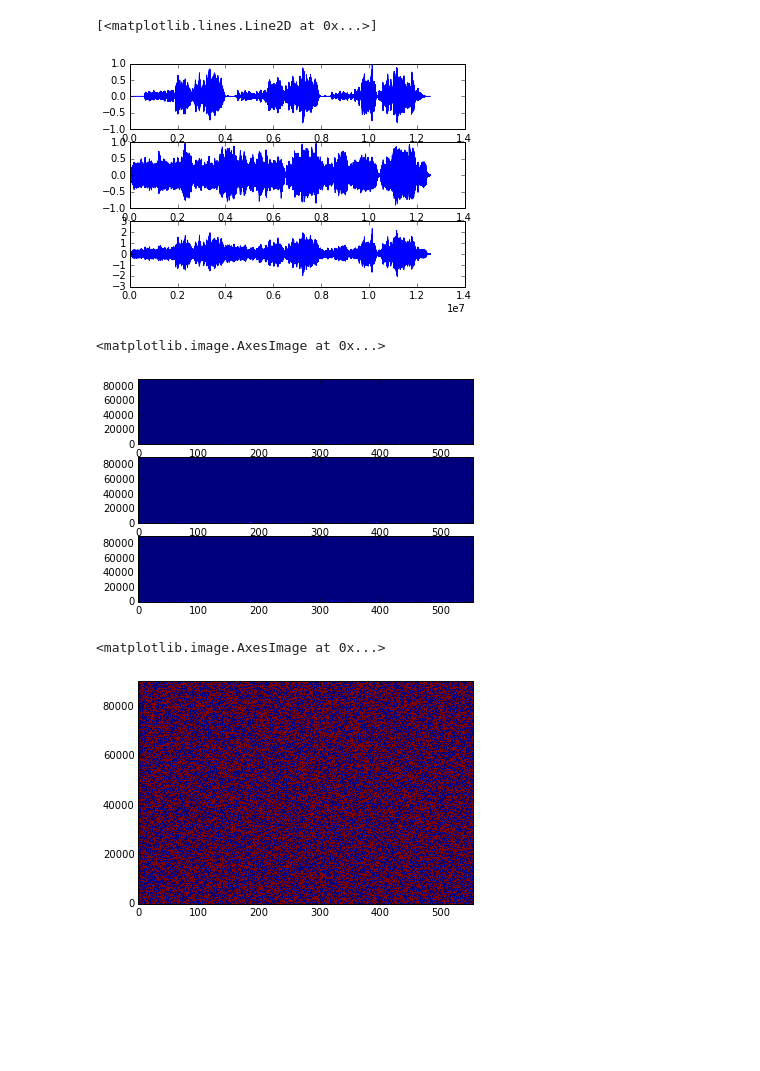
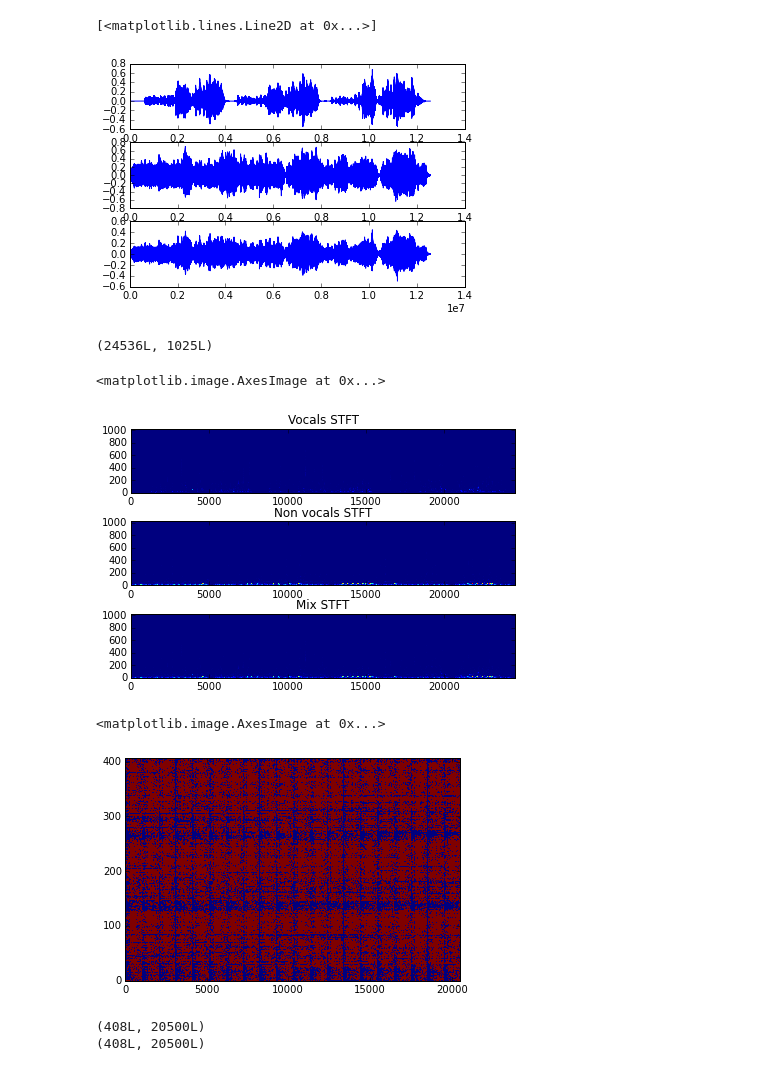
Before and after one commit to artursg/deepkaraoke, a Jupyter notebook: Deep_Karaoke.ipynb, the cells around one changed output. Saved outputs shown, nothing was run; the diff lists cells and outputs as text; code cells hidden in the pictures; blank space fills up the shorter version.

```diff
--- a/Deep_Karaoke.ipynb
+++ b/Deep_Karaoke.ipynb
@@ -33,3 +35,13 @@ sample_frequency = 44.1
+# %%
+L = 20 # number of stacked frames
+H = 60 # Training data resample hop
+K = 1500 # number of NMF basis
+P = 1 # exponent for ratio mask (NMF)
+N_BINS = 1025 # number of FFT bins
+FFT_SIZE = 2 * (N_BINS-1) # STFT FFT size
+HOP_SIZE = 512 # STFT hop size
+N_ITER = 100 # number of iterations
+SAMPLE_FREQUENCY = 44100 # 44.1 kHz
 # %%
 vocals = []
 non_vocals = []
@@ -63,15 +75,15 @@ for i in range(len(vocals)):
 # %%
-result_vocal = sum(vocals)
-result_non_vocal = sum(non_vocals)
-# Apply peak normalization
-result_vocals = peak_normalize(result_vocal)
-result_non_vocals = peak_normalize(result_non_vocal)
-result = result_vocal + result_non_vocals
+mix_vocal = sum(vocals)
+mix_non_vocal = sum(non_vocals)
+# Normalization
+mix_vocal = mix_vocal/len(vocals)
+mix_non_vocal = mix_non_vocal/len(non_vocals)
+mix = 0.5*mix_vocal + 0.5*mix_non_vocal
 # Plot
 f, axarr = plt.subplots(3)
-axarr[0].plot(result_vocals)
-axarr[1].plot(result_non_vocals)
-axarr[2].plot(result)
+axarr[0].plot(mix_vocal)
+axarr[1].plot(mix_non_vocal)
+axarr[2].plot(mix)
 # %% [output]
 [<matplotlib.lines.Line2D at 0x...>]
-[figure, old version]
+[figure, new version]
@@ -83,8 +90,24 @@ result_ft = stft(result, sample_frequency, window_size, overlap)
+# %%
+# Take short time F
+vocals_ft = stft(mix_vocal, FFT_SIZE, HOP_SIZE)
+non_vocals_ft = stft(mix_non_vocal, FFT_SIZE, HOP_SIZE)
+mix_ft = stft(mix, FFT_SIZE, HOP_SIZE)
+# Cut in half
+vocals_ft = vocals_ft[:, 0:vocals_ft.shape[1]/2 + 1]
+non_vocals_ft = non_vocals_ft[:, 0:non_vocals_ft.shape[1]/2 + 1]
+mix_ft = mix_ft[:, 0:mix_ft.shape[1]/2 + 1]
+vocals_ft.shape
+# %% [output]
+(24536L, 1025L)
 # %%
 f, axarr = plt.subplots(3)
+plt.tight_layout()
+axarr[0].set_title('Vocals STFT')
 axarr[0].imshow(scipy.absolute(vocals_ft.T), aspect='auto', origin='lower', interpolation='nearest')
+axarr[1].set_title('Non vocals STFT')
 axarr[1].imshow(scipy.absolute(non_vocals_ft.T), aspect='auto', origin='lower', interpolation='nearest')
-axarr[2].imshow(scipy.absolute(result_ft.T), aspect='auto', origin='lower', interpolation='nearest')
+axarr[2].set_title('Mix STFT')
+axarr[2].imshow(scipy.absolute(mix_ft.T), aspect='auto', origin='lower', interpolation='nearest')
 # %% [output]
 <matplotlib.image.AxesImage at 0x...>
-[figure, old version]
+[figure, new version]
@@ -95,6 +126,18 @@ binary_mask = binary_mask.astype(int)
 # %%
 f, axarr = plt.subplots(1)
-axarr.imshow(binary_mask, aspect='auto', origin='lower', interpolation='nearest')
+axarr.imshow(ideal_binary_mask, aspect='auto', origin='lower', interpolation='nearest')
 # %% [output]
 <matplotlib.image.AxesImage at 0x...>
-[figure, old version]
+[figure, new version]
+# %%
+# Ready the training samples
+training_input = mix_frames / np.amax(mag_mix)
+training_output = ideal_binary_mask
+# Cut to 15k examples
+training_input = training_input[0:15000,:]
+training_output = training_output[0:15000,:]
+print training_input.shape
+print training_output.shape
+# %% [output]
+(408L, 20500L)
+(408L, 20500L)
```
Also changed, not shown: parts of 8 cells of this notebook.
